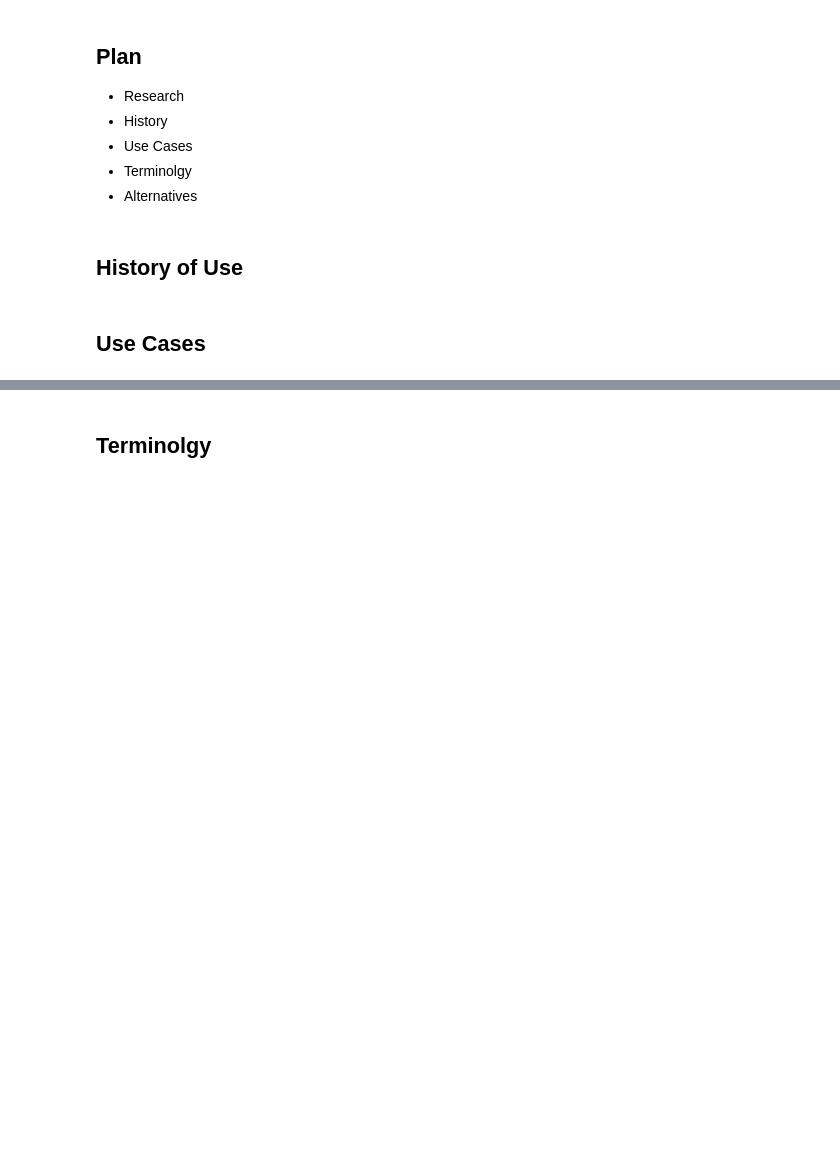
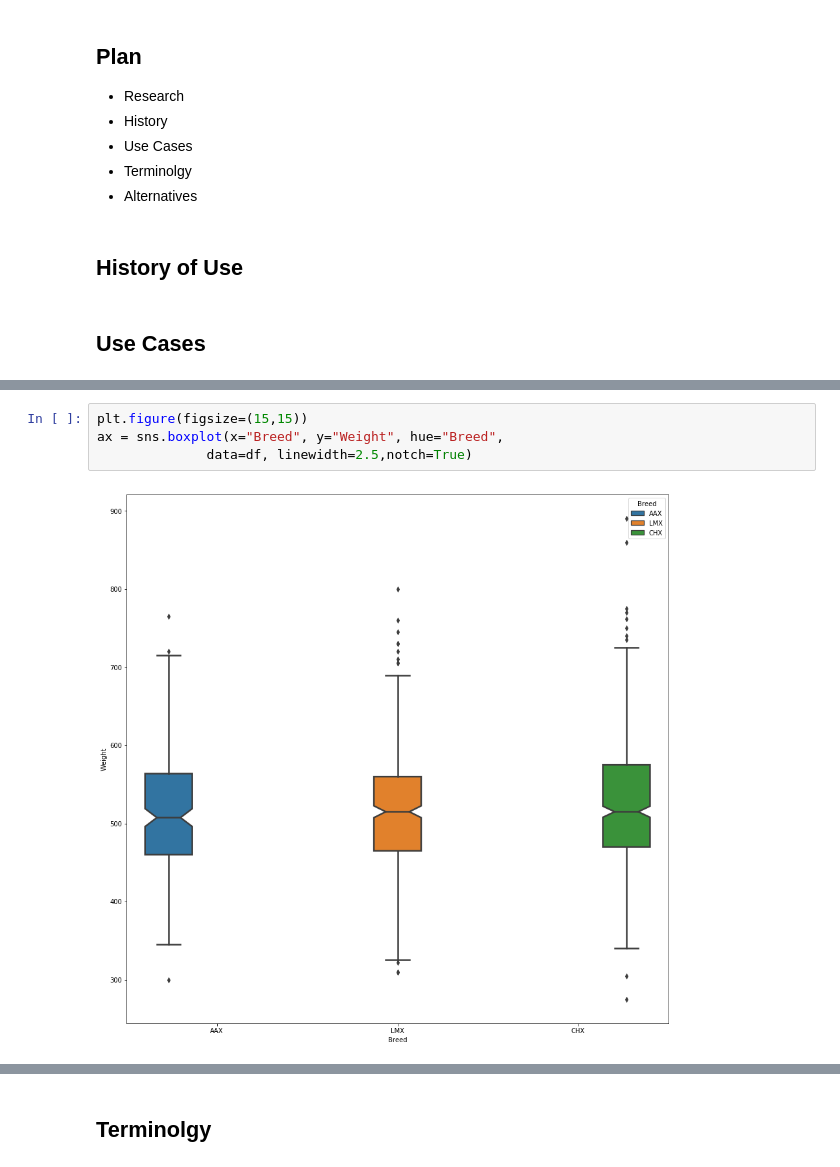
Before and after one commit to aidansummerville/52446----FUNDAMENTALS-OF-DATA-ANALYSIS--Project, a Jupyter notebook: Box Plots.ipynb, the cells around one changed output, grey strips where cells are left out. Drawn from its saved outputs; the diff is of its cells as text; blank space fills up the shorter version.

```diff
--- a/Box Plots.ipynb
+++ b/Box Plots.ipynb
@@ -14,0 +50,6 @@ test
+# %%
+plt.figure(figsize=(15,15))
+ax = sns.boxplot(x="Breed", y="Weight", hue="Breed",
+              data=df, linewidth=2.5,notch=True)
+# %% [output]
+[figure, added]
```
Also changed, not shown: parts of 20 cells of this notebook, 2 other files.
